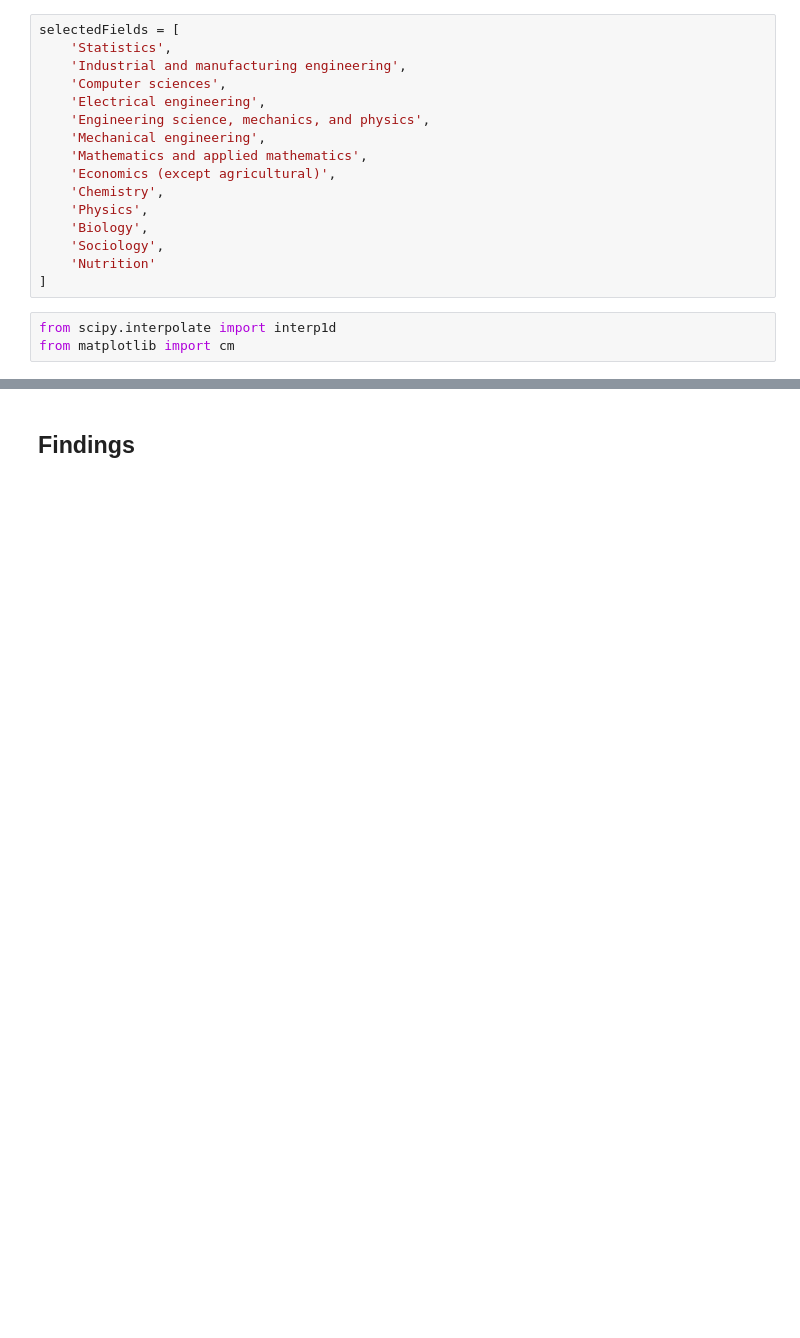
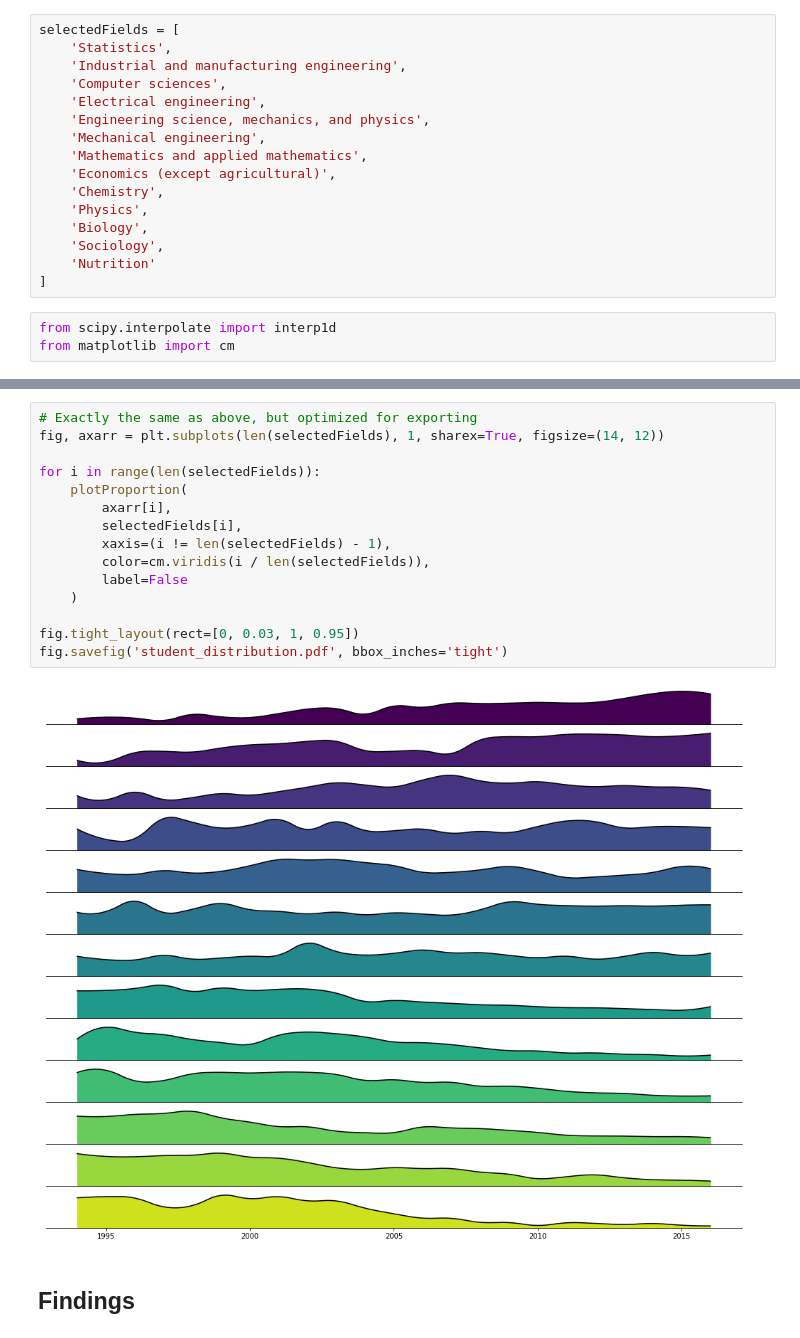
Before and after one commit to graphicsdesk/international-students, a Jupyter notebook: notebooks/gss-detailed-distribution.ipynb, the cells around one changed output, grey strips where cells are left out. Drawn from its saved outputs; the diff is of its cells as text; blank space fills up the shorter version.

Commit message:
starting export process

```diff
--- a/notebooks/gss-detailed-distribution.ipynb
+++ b/notebooks/gss-detailed-distribution.ipynb
@@ -108,2 +116,19 @@ fig.savefig('student_distribution.png')
+# %%
+# Exactly the same as above, but optimized for exporting
+fig, axarr = plt.subplots(len(selectedFields), 1, sharex=True, figsize=(14, 12))
+
+for i in range(len(selectedFields)):
+    plotProportion(
+        axarr[i],
+        selectedFields[i],
+        xaxis=(i != len(selectedFields) - 1),
+        color=cm.viridis(i / len(selectedFields)),
+        label=False
+    )
+
+fig.tight_layout(rect=[0, 0.03, 1, 0.95])
+fig.savefig('student_distribution.pdf', bbox_inches='tight')
+# %% [output]
+[figure, added]
 # %% [markdown]
 ## Findings
```
Also changed, not shown: parts of 2 cells of this notebook, 2 other files.
